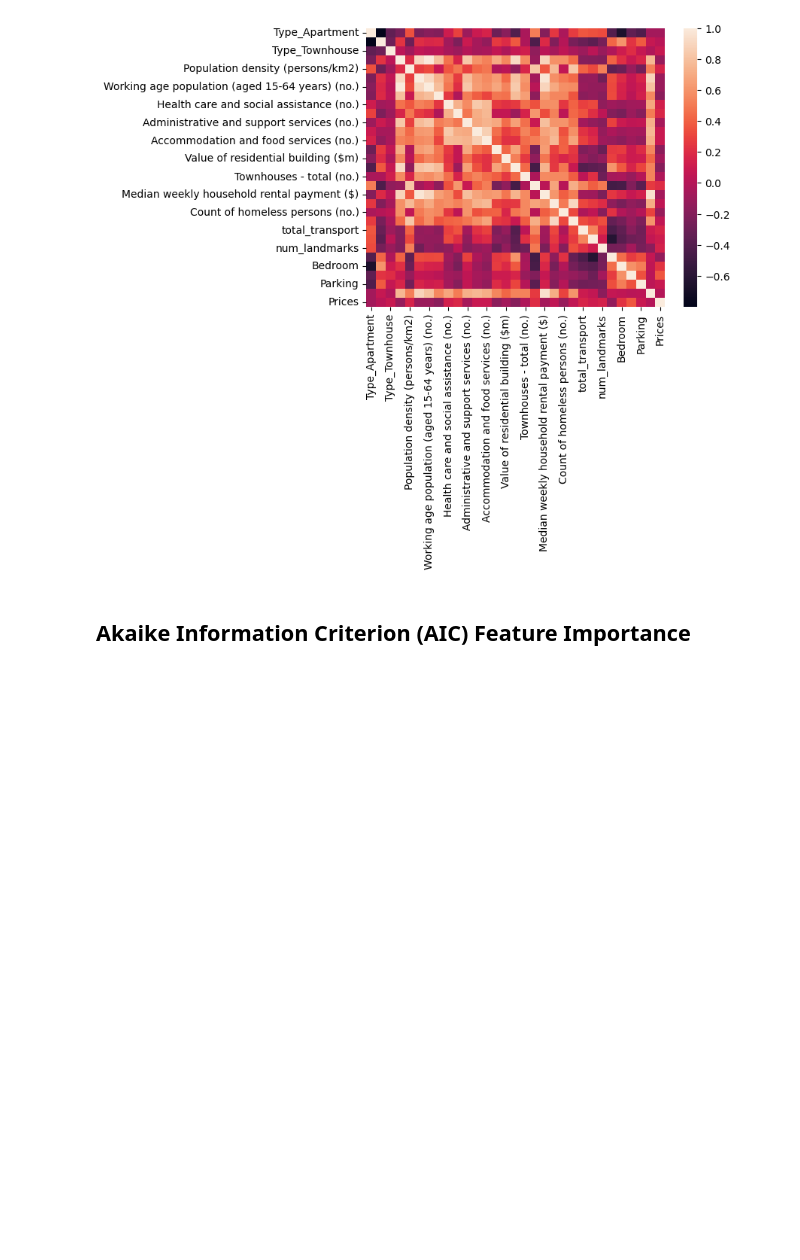
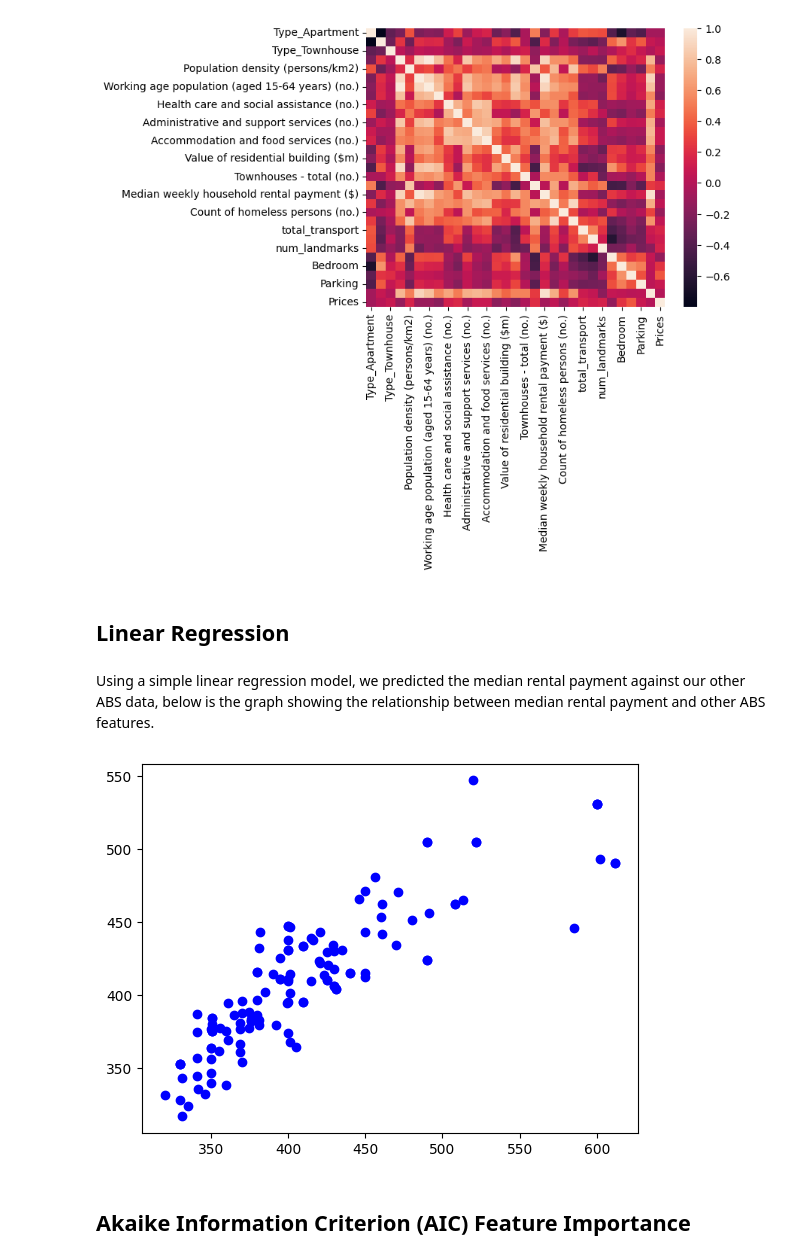
Before and after one commit to vanessagraciia/Real-Estate-Industry-Project, a Jupyter notebook: notebooks/summary_notebook.ipynb, the cells around one changed output. Drawn from its saved outputs; the diff is of its cells as text; code cells hidden in the pictures; blank space fills up the shorter version.

```diff
--- a/notebooks/summary_notebook.ipynb
+++ b/notebooks/summary_notebook.ipynb
@@ -139,6 +142,18 @@ file_path = '../plots/heatmap.png'
 Image(filename=file_path)
 # %% [output]
 [figure]
+# %% [markdown]
+## Linear Regression
+# %% [markdown]
+Using a simple linear regression model, we predicted the median rental payment against our other ABS data, below is the graph showing the relationship between median rental payment and other ABS features.
+# %%
+# Define the path
+file_path = '../plots/abs_prices_relationship.png'
+
+# Display the image
+Image(filename=file_path)
+# %% [output]
+[figure, added]
 # %% [markdown]
 ## Akaike Information Criterion (AIC) Feature Importance
 # %%
```
Also changed, not shown: parts of 17 cells of this notebook, 3 other files.
